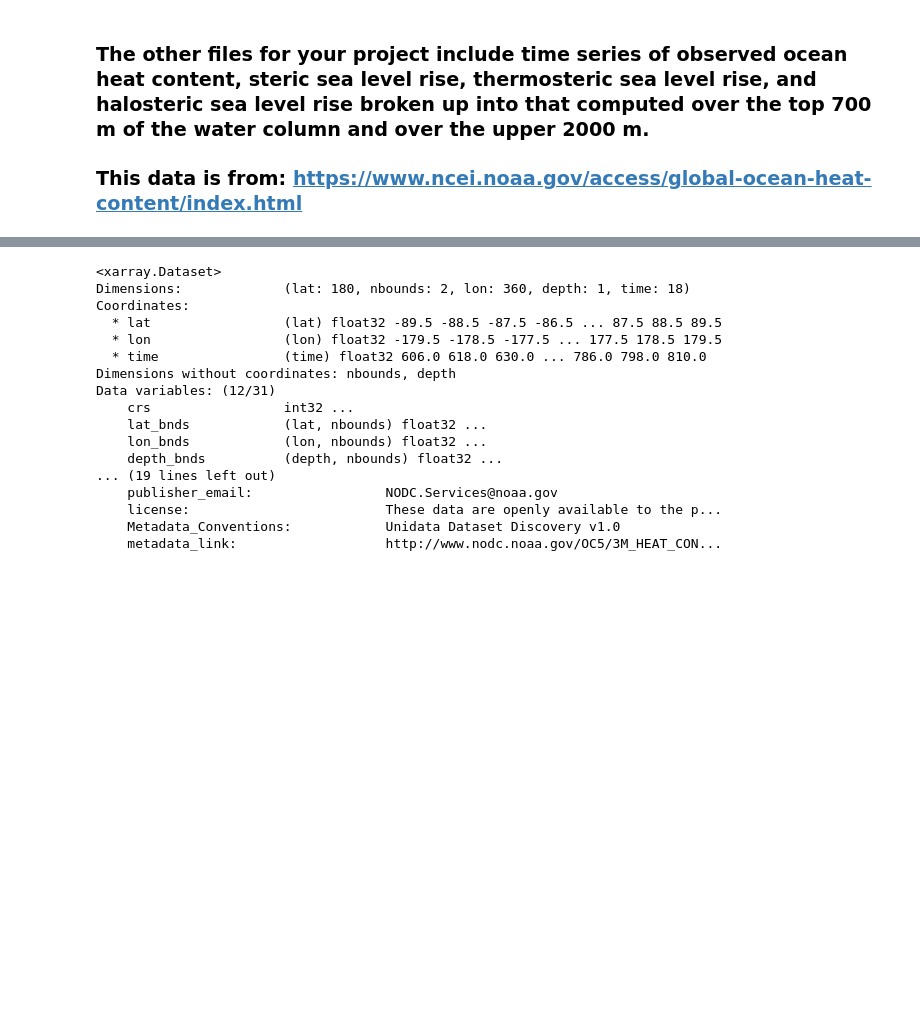
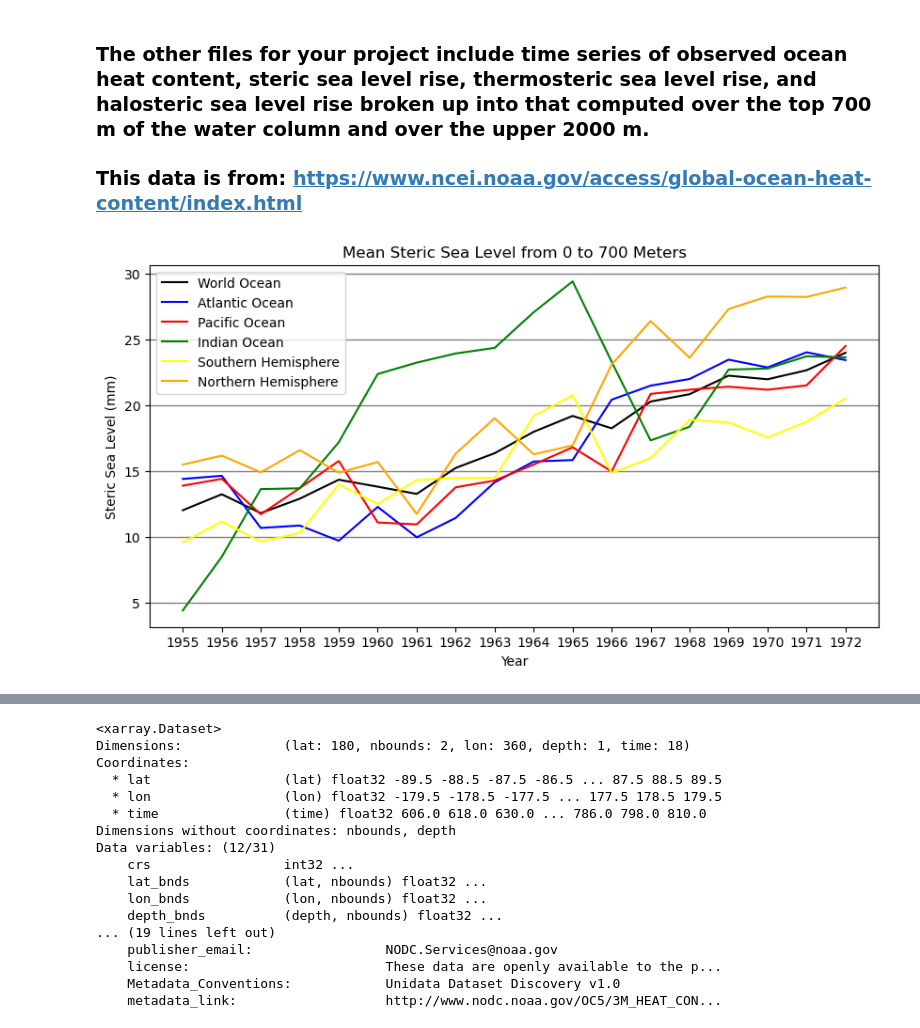
Before and after one commit to EES-3506-5506/Kelly_FinalPrG1, a Jupyter notebook: notebooks/Getting_Started.ipynb, the cells around one changed output, grey strips where cells are left out. Cells and saved outputs as stored; diff of their text form; code cells hidden in the pictures; blank space fills up the shorter version.

```diff
--- a/notebooks/Getting_Started.ipynb
+++ b/notebooks/Getting_Started.ipynb
@@ -379,3 +379,10 @@ steric_sealvl_0_700 = xr.open_dataset('/home/ees_student/Kelly_FinalPrG1/data/he
 steric_sealvl_0_2000 = xr.open_dataset('/home/ees_student/Kelly_FinalPrG1/data/heat_content_sea_level/mean_total_steric_sea_level_anomaly_0-2000_yearly.nc',
                                       decode_times=False)
 #### and so on ... there are more files!
+# %%
+steric700WO = steric_sealvl_0_700.yearl_s_mm_WO
+steric700AO = steric_sealvl_0_700.yearl_s_mm_AO
+steric700PO = steric_sealvl_0_700.yearl_s_mm_PO
+steric700IO = steric_sealvl_0_700.yearl_s_mm_IO
+steric700SH = steric_sealvl_0_700.yearl_s_mm_SH
+steric700NH = steric_sealvl_0_700.yearl_s_mm_NH
@@ -381,0 +396,9 @@ steric_sealvl_0_2000 = xr.open_dataset('/home/ees_student/Kelly_FinalPrG1/data/h
+# %%
+years = ['1955', '1956', '1957', '1958', '1959', '1960', '1961', '1962', '1963', '1964', '1965', '1966', '1967', '1968', '1969', '1970', '1971', '1972']
+steric700years = steric_sealvl_0_700.drop(labels='time').assign_coords({'time':years})
+steric700WOyears = steric700WO.drop(labels='time').assign_coords({'time':years})
+steric700AOyears = steric700AO.drop(labels='time').assign_coords({'time':years})
+steric700POyears = steric700PO.drop(labels='time').assign_coords({'time':years})
+steric700IOyears = steric700IO.drop(labels='time').assign_coords({'time':years})
+steric700SHyears = steric700SH.drop(labels='time').assign_coords({'time':years})
+steric700NHyears = steric700NH.drop(labels='time').assign_coords({'time':years})
@@ -381,0 +413,15 @@ steric_sealvl_0_2000 = xr.open_dataset('/home/ees_student/Kelly_FinalPrG1/data/h
+# %%
+fig, ax = plt.subplots(figsize = (10,5))
+steric700WOyears.plot(label ='World Ocean', color ='k')
+steric700AOyears.plot(label = 'Atlantic Ocean', color ='b')
+steric700POyears.plot(label = 'Pacific Ocean', color = 'red')
+steric700IOyears.plot(label = 'Indian Ocean', color = 'green')
+steric700SHyears.plot(label = 'Southern Hemisphere' , color = 'yellow')
+steric700NHyears.plot(label='Northern Hemisphere', color = 'orange')
+plt.title('Mean Steric Sea Level from 0 to 700 Meters')
+plt.xlabel('Year')
+plt.ylabel('Steric Sea Level (mm)')
+plt.legend()
+plt.grid(which='major', axis='y', color = 'grey', linewidth = '1')
+# %% [output]
+[figure, added]
```
Also changed, not shown: parts of 9 cells of this notebook.
